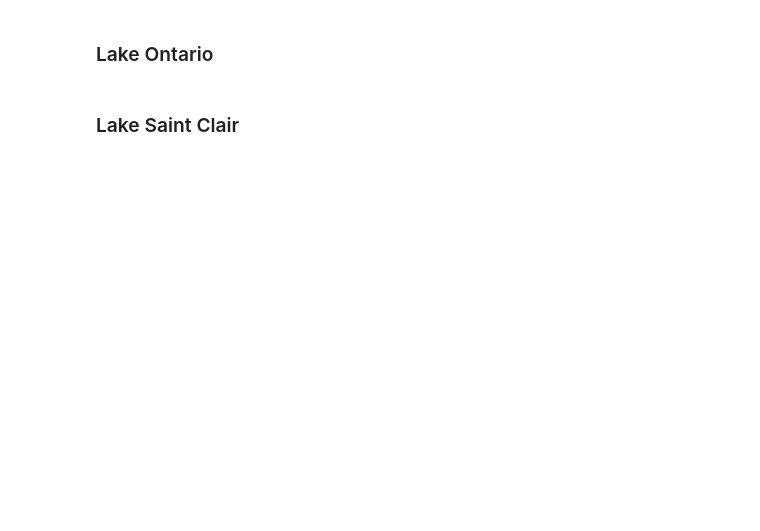
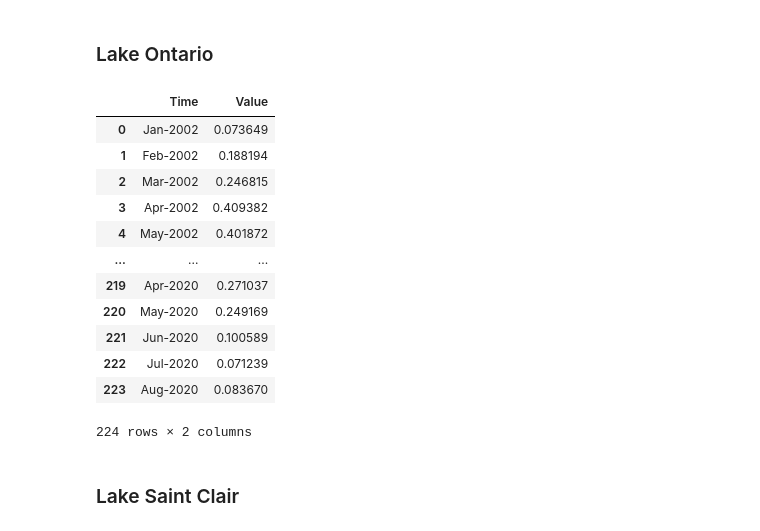
Before and after one commit to healeyq3/MCM2024, a Jupyter notebook: Data-Processing/hydrologic_data_v7.ipynb, the cells around one changed output. Cells and saved outputs as stored; diff of their text form; code cells hidden in the pictures; blank space fills up the shorter version.

```diff
--- a/Data-Processing/hydrologic_data_v7.ipynb
+++ b/Data-Processing/hydrologic_data_v7.ipynb
@@ -348,7 +447,7 @@ o_evap_melted['Time'] = o_evap_melted['Month'].astype(str) + '-' + o_evap_melted
 o_evap = o_evap_melted[['Time', 'Evap Value']].reset_index(drop=True)
 
 # Conversion
-# o_evap['Evap Value'] = o_evap['Evap Value'] * 0.001
+o_evap['Evap Value'] = o_evap['Evap Value'] * 0.001
 
 # o_evap
 # %%
@@ -378,7 +477,7 @@ o_prc = o_prc_melted[['Time', 'Prc Value']].reset_index(drop=True)
 o_prc['Prc Value'] = o_prc['Prc Value'].astype(float)
 
 # Conversion
-# o_prc['Prc Value'] = o_prc['Prc Value'] * 0.001
+o_prc['Prc Value'] = o_prc['Prc Value'] * 0.001
 
 # o_prc
 # %%
@@ -406,9 +505,33 @@ o_runoff = o_runoff[['Time', 'Runoff Value (Flow)']].reset_index(drop=True)
 o_runoff = o_runoff.iloc[:-4, :]
 
 # Conversion
-# o_runoff['Runoff Value (Flow)'] = o_runoff['Runoff Value (Flow)'] * 0.001
+o_SA_inv = (1 / (18.96 * 1e9))
+
+o_runoff['Runoff Value (Flow)'] = o_runoff['Runoff Value (Flow)'].apply(lambda x: x * o_SA_inv)
+
+o_runoff['Runoff Value (Flow)'] *= o_runoff['Time'].apply(get_time)
 
 # o_runoff
+# %%
+s_ontario = o_runoff.copy()
+s_ontario['Runoff Value (Flow)'] = o_prc.iloc[0:248, 1] - o_evap.iloc[0:248, 1] + o_runoff['Runoff Value (Flow)']
+s_ontario.rename(columns={'Runoff Value (Flow)':'Value'}, inplace=True)
+# %%
+s_ontario
+# %% [output]
+|  | Time | Value |
+| 0 | Jan-2002 | 0.073649 |
+| 1 | Feb-2002 | 0.188194 |
+| 2 | Mar-2002 | 0.246815 |
+| 3 | Apr-2002 | 0.409382 |
+| 4 | May-2002 | 0.401872 |
+| ... | ... | ... |
+| 219 | Apr-2020 | 0.271037 |
+| 220 | May-2020 | 0.249169 |
+| 221 | Jun-2020 | 0.100589 |
+| 222 | Jul-2020 | 0.071239 |
+| 223 | Aug-2020 | 0.083670 |
+224 rows × 2 columns
 # %% [markdown]
 ### Lake Saint Clair
 # %%
```
Also changed, not shown: parts of 26 cells of this notebook, 4 other files.
